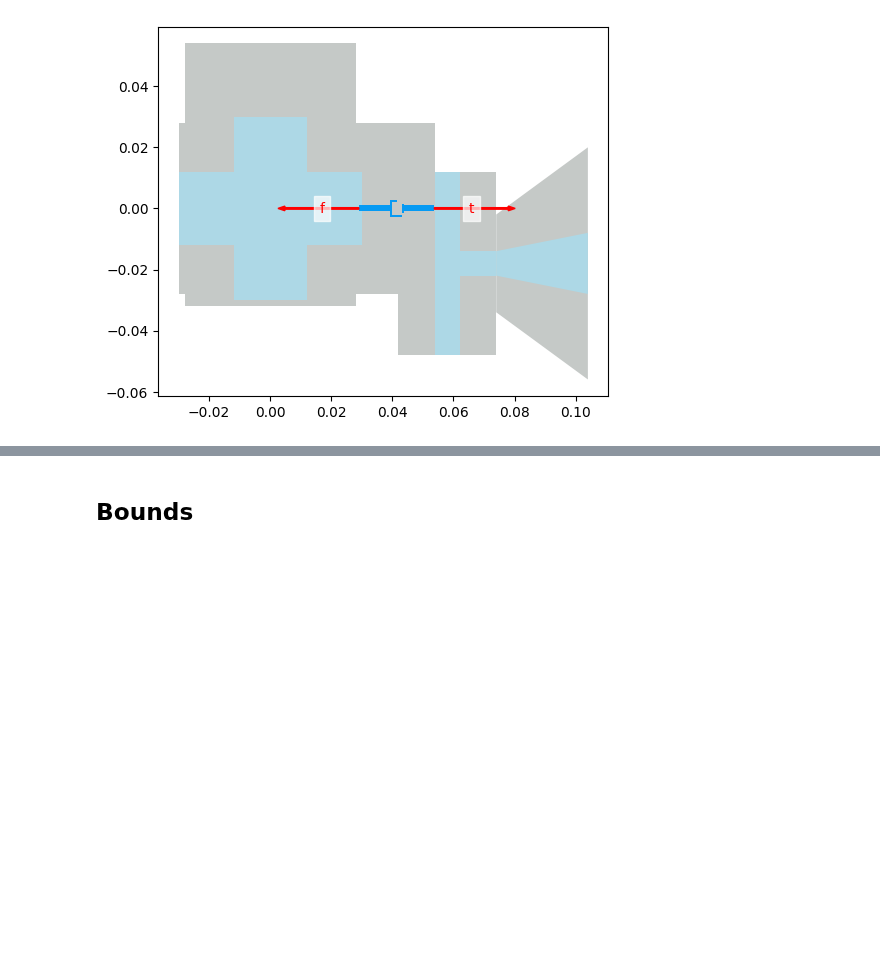
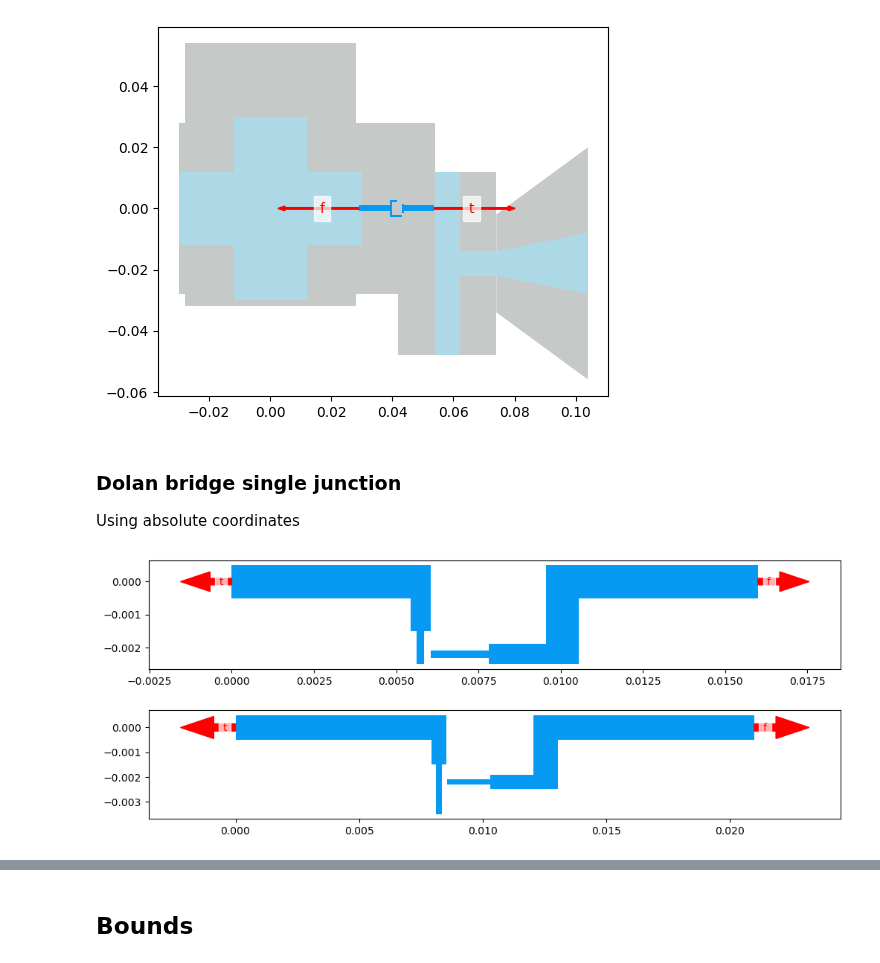
Before and after one commit to 6biscuits/SQDMetal, a Jupyter notebook: .doctrees/nbsphinx/comps/Comps_All.ipynb, the cells around one changed output, grey strips where cells are left out. Drawn from its saved outputs; the diff is of its cells as text; code cells hidden in the pictures; blank space fills up the shorter version.

```diff
--- a/.doctrees/nbsphinx/comps/Comps_All.ipynb
+++ b/.doctrees/nbsphinx/comps/Comps_All.ipynb
@@ -1344,3 +1348,27 @@ JunctionDolanAsymmetricPinStretch(design, 'junction', options=Dict(pin_inputs=Di
 QUtilities.plot_highlight_component('junction', design, arrow_width=0.0005)
 # %% [output]
 [figure]
+# %% [markdown]
+### Dolan bridge single junction<a class="anchor" id="jjunctions-dolan-single"></a>
+
+Using absolute coordinates
+# %%
+from SQDMetal.Comps.Junctions import JunctionSingleDolan
+
+fig, axs = plt.subplots(nrows=2); fig.set_figwidth(12)
+design.delete_all_components()
+############################
+JunctionSingleDolan(design, 'junction', options=Dict(pos_x=0, pos_y=0, end_x="15um", prong_width='0.6um'))
+############################
+
+QUtilities.plot_highlight_component('junction', design, arrow_width=0.0002, ax=axs[0])
+design.delete_all_components()
+
+#ADD EXTRA BUFFER FINGERS###
+JunctionSingleDolan(design, 'junction', options=Dict(pos_x=0, pos_y=0, end_x="20um", t_pad_extra='1um',
+                                                     squid_width='5.4um', prong_width='0.6um'))
+############################
+
+QUtilities.plot_highlight_component('junction', design, arrow_width=0.0003, ax=axs[1])
+# %% [output]
+[figure, added]
```
Also changed, not shown: parts of 9 cells of this notebook, 25 other files.
